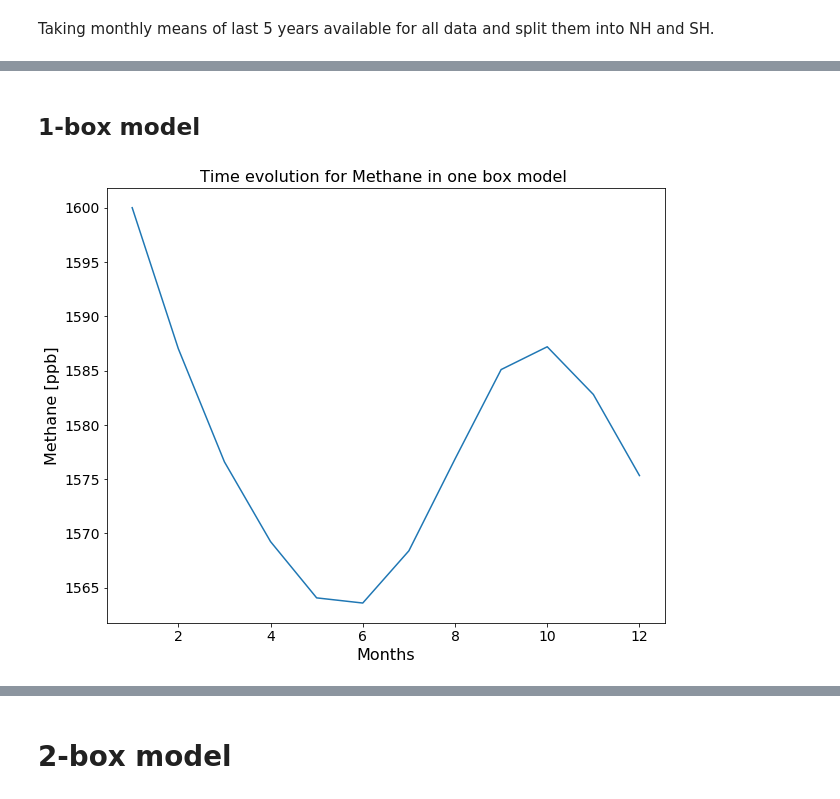
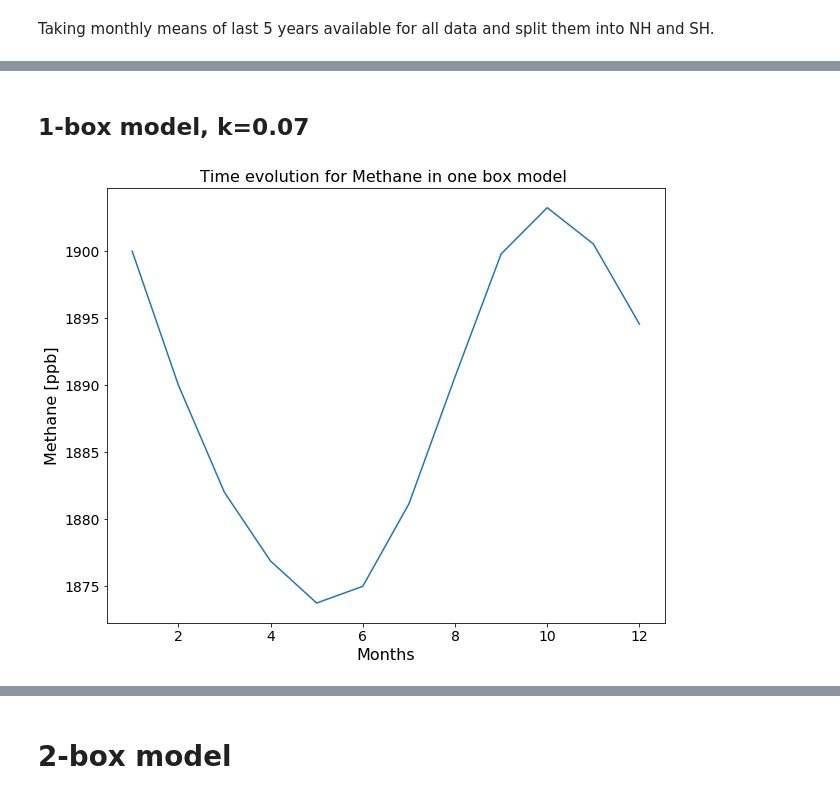
Before and after one commit to imitevski/ch4_box_model, a Jupyter notebook: methane_twobox_lab2pII_tvaryOH.ipynb, the cells around one changed output, grey strips where cells are left out. Cells and saved outputs as stored; diff of their text form; code cells hidden in the pictures.

```diff
--- a/methane_twobox_lab2pII_tvaryOH.ipynb
+++ b/methane_twobox_lab2pII_tvaryOH.ipynb
@@ -96,5 +111,5 @@ plt.savefig('figures/data_used.pdf')
 # %% [markdown]
-## 1-box model
+## 1-box model, k=0.07
 # %%
 class onebox():
     """ one box model for methane mass in the atmosphere"""
@@ -119,7 +134,7 @@ class onebox():
         return None
 
     def integrate_tracer(self, name='Methane', emis=5.e2, removal_rate=1e0, k = 0.085,
-                        conc_ini=1600, time_ini=0, run_duration=13, time_offset=1,tstep=1):
+                        conc_ini=1900, time_ini=0, run_duration=13, time_offset=1,tstep=1):
         """ time integration of the one box equation
 
         PARAMETERS:
@@ -158,32 +173,32 @@ class onebox():
         self.tracer_mass = solver['y'].squeeze()
         #convert mass back to mixing ratio
         self.tracer_ppb =self.tracer_mass/self.conv
         # plot the results
         self.plot_timeserie()
         return self.time, self.tracer_ppb
 
 
     def plot_timeserie(self):
         """ plotting function """
         plt.figure(figsize=[10,8])
         plt.plot(self.time+self.time_offset, self.tracer_ppb)
         plt.xlabel('Months',fontsize=16)
         plt.ylabel(self.name + ' [ppb]', fontsize=16)
         plt.xticks(fontsize=14)
         plt.yticks(fontsize=14)
         plt.title('Time evolution for ' + self.name +
                   ' in one box model ', fontsize=16)
         return None
 
     def methane_onebox_mass_equations(self, time, mass):
         """ governing equation """
         E = np.array((ch4_global+wet_global).sel(month = time, method = 'nearest'))
         removal_rate = np.array(oh_global.sel(month = time, method = 'nearest'))  #* 0.325e-1 * 0.395
 #         print(E)
 #         k = 0.085
         dmdt =  E -  self.k*(removal_rate * mass )
         return dmdt
 boxmodel = onebox()
-t, conc_ch4 = boxmodel.integrate_tracer(k=0.085)
+t_1, conc_ch4_1 = boxmodel.integrate_tracer(k=0.07)
 # %% [output]
-[figure, old version]
+[figure, new version]
```
Also changed, not shown: parts of 14 cells of this notebook, 4 other files.
